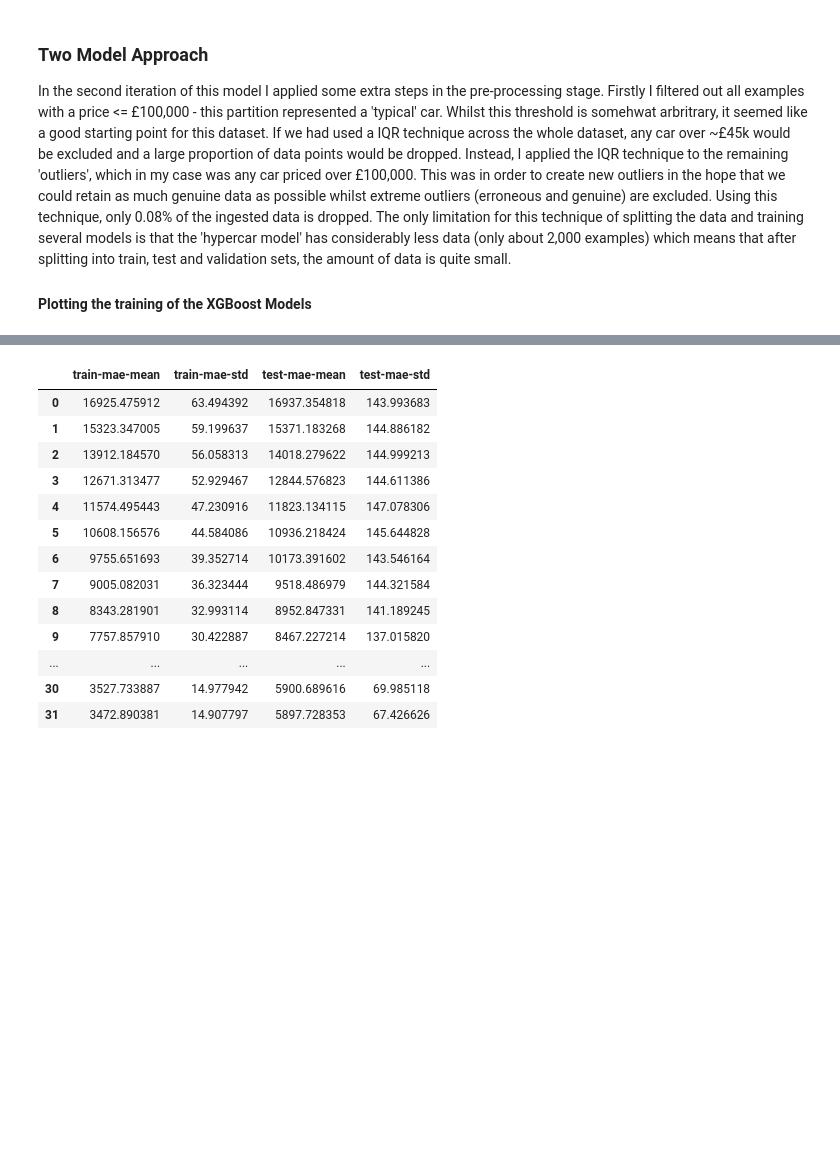
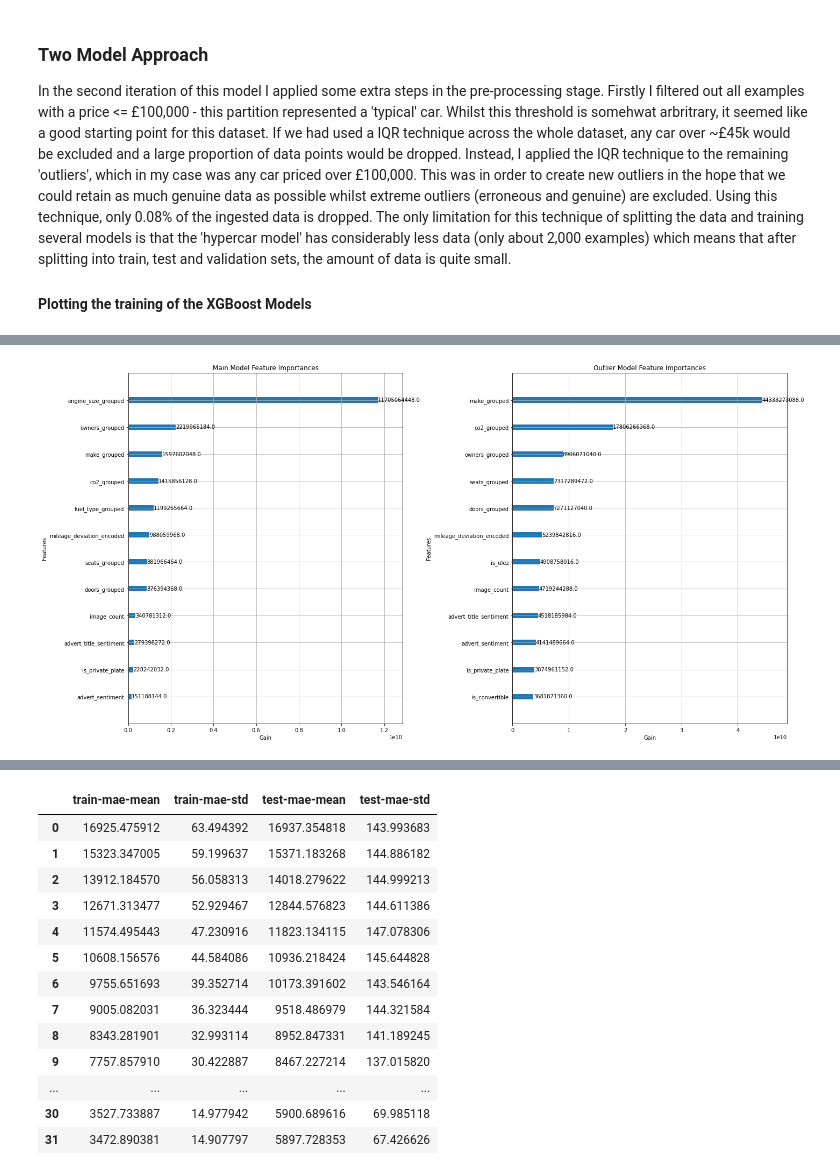
Before and after one commit to zakaalzi/DS_training, a Jupyter notebook: Luke/autotrader/modelling.ipynb, the cells around one changed output, grey strips where cells are left out. Cells and saved outputs as stored; diff of their text form; code cells hidden in the pictures; blank space fills up the shorter version.

```diff
--- a/Luke/autotrader/modelling.ipynb
+++ b/Luke/autotrader/modelling.ipynb
@@ -704,0 +610,19 @@ AttributeError: 'NoneType' object has no attribute 'get_booster'
+# %%
+fig, axes = plt.subplots(1, 2, figsize=(20, 10))
+
+best_xgb_feature_map = dict(zip(features_out, best_xgb.feature_importances_))
+best_xgb_feature_map = dict(sorted(best_xgb_feature_map.items(), key=lambda item: item[1], reverse=False))
+outlier_best_xgb_map = dict(zip(outlier_features_out, outlier_best_xgb.feature_importances_))
+outlier_best_xgb_map = dict(sorted(outlier_best_xgb_map.items(), key=lambda item: item[1], reverse=False))
+
+xgb.plot_importance(best_xgb, ax=axes[0], importance_type="gain")
+xgb.plot_importance(outlier_best_xgb, ax=axes[1], importance_type='gain')
+axes[0].set_title("Main Model Feature Importances")
+axes[0].set_xlabel("Gain")
+axes[0].set_yticklabels(best_xgb_feature_map.keys())
+axes[1].set_title("Outlier Model Feature Importances")
+axes[1].set_xlabel("Gain")
+axes[1].set_yticklabels(outlier_best_xgb_map.keys())
+fig.tight_layout()
+# %% [output]
+[figure, added]
```
Also changed, not shown: parts of 13 cells of this notebook.
